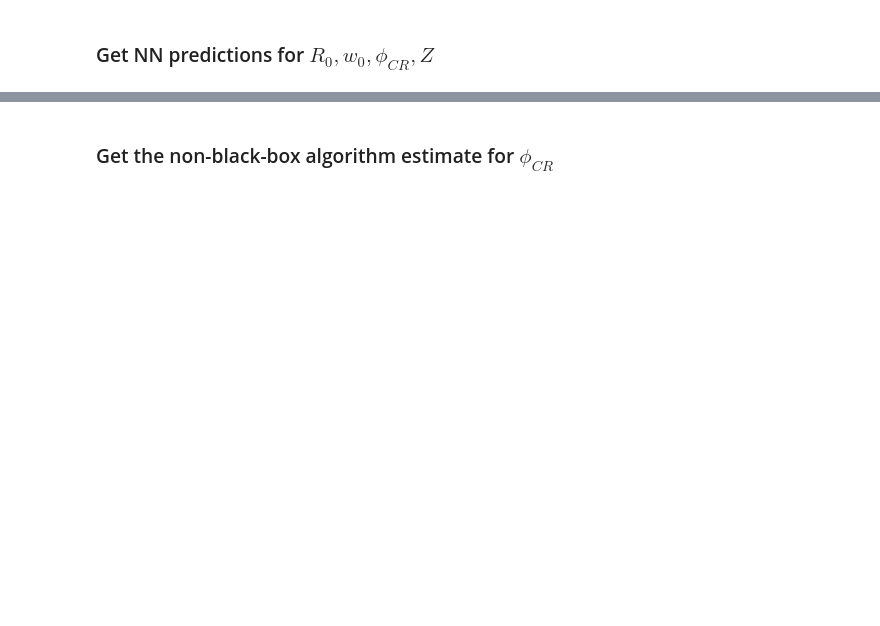
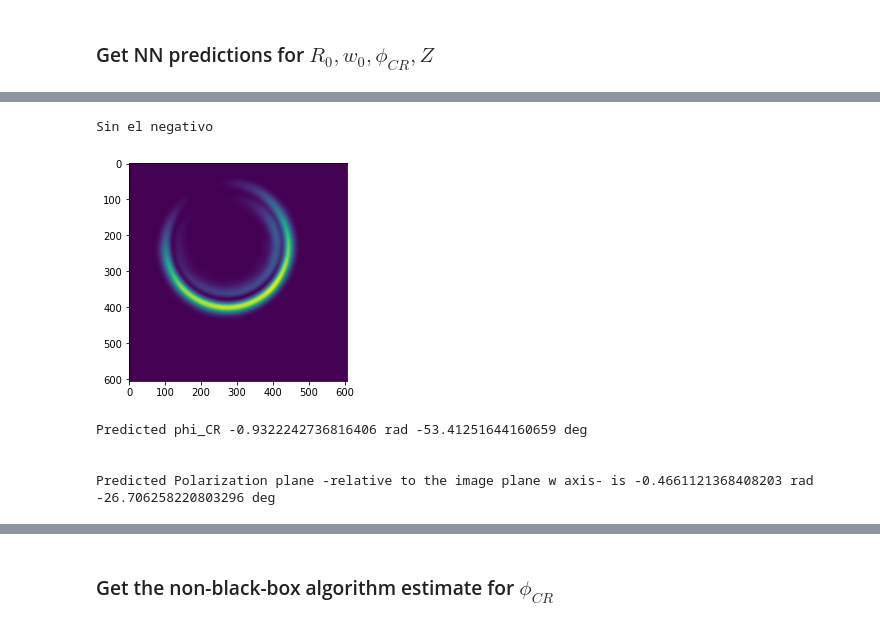
Before and after one commit to Oiangu9/Conical_Refraction_Polarimeter, a Jupyter notebook: LAB/DEEP_LEARNING/Simple_Encoder/NOTEBOOK_Simple_Encoder_Non_Noisy.ipynb, the cells around one changed output, grey strips where cells are left out. Cells and saved outputs as stored; diff of their text form; code cells hidden in the pictures; blank space fills up the shorter version.

```diff
--- a/LAB/DEEP_LEARNING/Simple_Encoder/NOTEBOOK_Simple_Encoder_Non_Noisy.ipynb
+++ b/LAB/DEEP_LEARNING/Simple_Encoder/NOTEBOOK_Simple_Encoder_Non_Noisy.ipynb
@@ -577,0 +640,23 @@ print(f"\n\nPredicted Polarization plane -relative to the image plane w axis- is
+# %%
+print("Sin el negativo\n")
+%matplotlib inline
+
+image_full_path = "/home/oiangu/Desktop/Conical_Refraction_Polarimeter/LAB/EXPERIMENTAL/Fotos_Turpin/Day2/laser_gaussian_thesis/All_Taken_Photos/sin_el_negativo.png"
+im = cv2.imread(image_full_path, cv2.IMREAD_ANYDEPTH)
+
+im = np.asarray((compute_raw_to_centered_iX(torch.from_numpy(im).unsqueeze(0).to(device))).to('cpu').squeeze(0))
+plt.imshow(im)
+plt.show()
+
+model.eval()
+predictions = model(torch.from_numpy(im).to(device).unsqueeze(0))[0]
+pos=predictions[0].item()
+print(f"Predicted phi_CR {pos} rad {pos*180/np.pi} deg")
+print(f"\n\nPredicted Polarization plane -relative to the image plane w axis- is {pos/2} rad {pos*180/np.pi/2} deg")
+# %% [output]
+Sin el negativo
+[figure, added]
+Predicted phi_CR -0.9322242736816406 rad -53.41251644160659 deg
+
+
+Predicted Polarization plane -relative to the image plane w axis- is -0.4661121368408203 rad -26.706258220803296 deg
```
Also changed, not shown: parts of 29 cells of this notebook, 1 other file.
